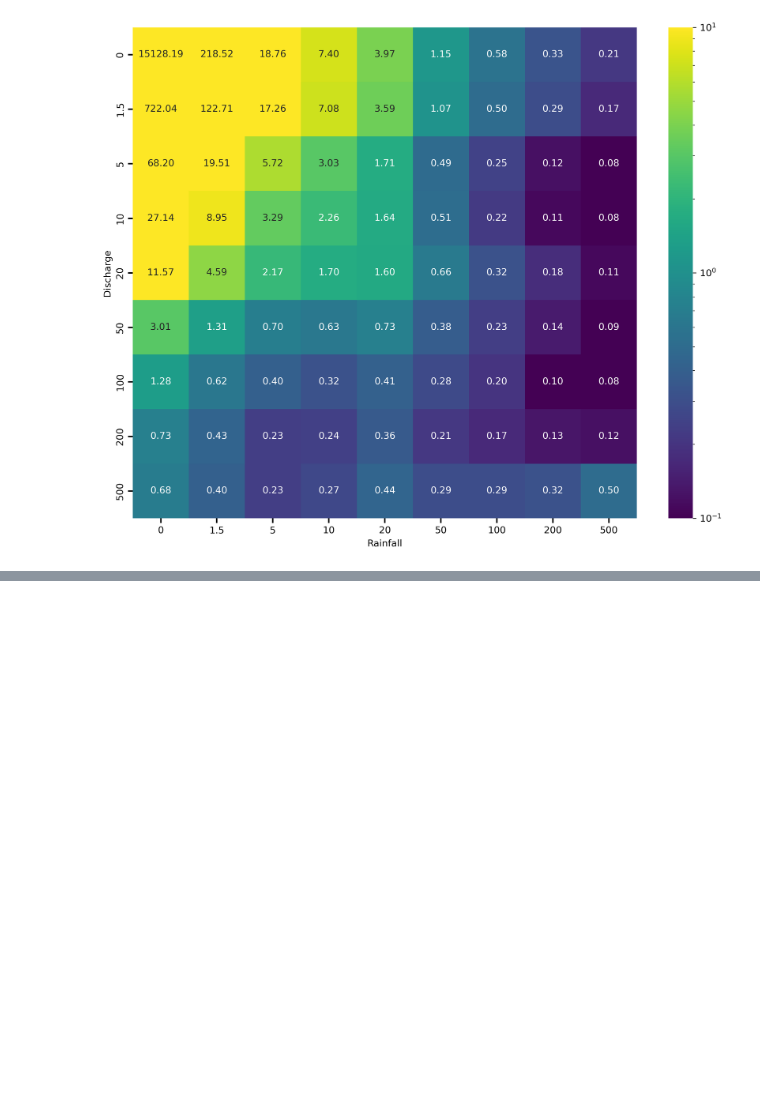
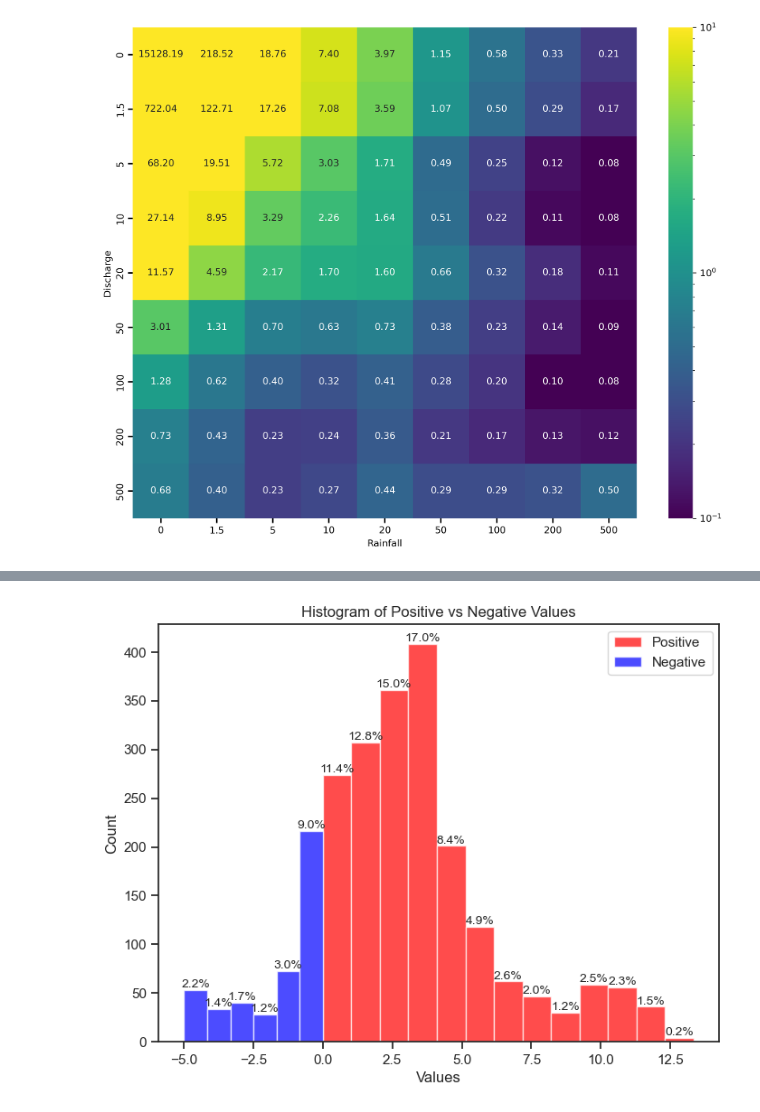
Before and after one commit to jesuslovesyiyi/Global-road-network-resilience, a Jupyter notebook: analysis/04_Visualization.ipynb, the cells around one changed output, grey strips where cells are left out. Saved outputs shown, nothing was run; the diff lists cells and outputs as text; code cells hidden in the pictures; blank space fills up the shorter version.

```diff
--- a/analysis/04_Visualization.ipynb
+++ b/analysis/04_Visualization.ipynb
@@ -699,0 +728,3 @@ plt.show()
+# %%
+# load the coefficients csv file
+three_ft_coeff_df = pd.read_csv(home_dir + '/csv/3_ft_parameters_df.csv', index_col=0)
@@ -699,0 +747,36 @@ plt.show()
+# %%
+
+# Separate positive and negative
+pos_values = three_ft_coeff_df['cosine_depth30cm_freq90th_RP100'][three_ft_coeff_df['cosine_depth30cm_freq90th_RP100'] >= 0]
+neg_values = three_ft_coeff_df['cosine_depth30cm_freq90th_RP100'][three_ft_coeff_df['cosine_depth30cm_freq90th_RP100'] < 0]
+
+# Define bins that cover the full range
+neg_bins = np.linspace(three_ft_coeff_df['cosine_depth30cm_freq90th_RP100'].min(), 0, 7)
+pos_bins = np.linspace(0, three_ft_coeff_df['cosine_depth30cm_freq90th_RP100'].max(), 14)
+bins = np.unique(np.concatenate([neg_bins, pos_bins]))
+# bins = np.linspace(three_ft_coeff_df['cosine_depth30cm_freq90th_RP100'].min(), three_ft_coeff_df['cosine_depth30cm_freq90th_RP100'].max(), 20)
+
+# Plot histogram
+fig, ax = plt.subplots(figsize=(8,6))
+n_pos, bins_pos, patches_pos = ax.hist(pos_values, bins=bins, color='red', alpha=0.7, label='Positive')
+n_neg, bins_neg, patches_neg = ax.hist(neg_values, bins=bins, color='blue', alpha=0.7, label='Negative')
+
+# Add percentage labels
+total = len(three_ft_coeff_df)
+for n, p in zip(n_pos, patches_pos):
+    if n > 0:
+        ax.text(p.get_x() + p.get_width()/2, n, f'{n/total*100:.1f}%',
+                ha='center', va='bottom', fontsize=10)
+for n, p in zip(n_neg, patches_neg):
+    if n > 0:
+        ax.text(p.get_x() + p.get_width()/2, n, f'{n/total*100:.1f}%',
+                ha='center', va='bottom', fontsize=10)
+
+ax.set_xlabel('Values')
+ax.set_ylabel('Count')
+ax.set_title('Histogram of Positive vs Negative Values')
+ax.legend()
+
+plt.show()
+# %% [output]
+[figure, added]
```
Also changed, not shown: parts of 13 cells of this notebook.
